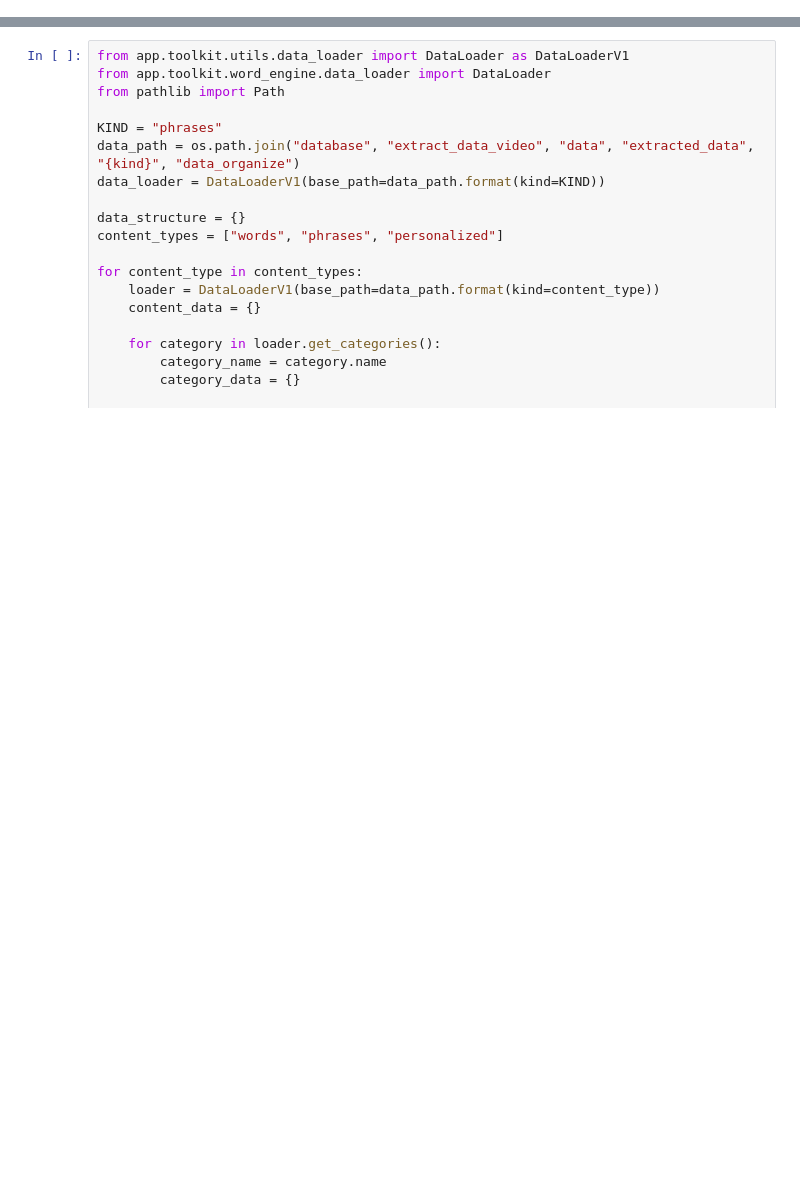
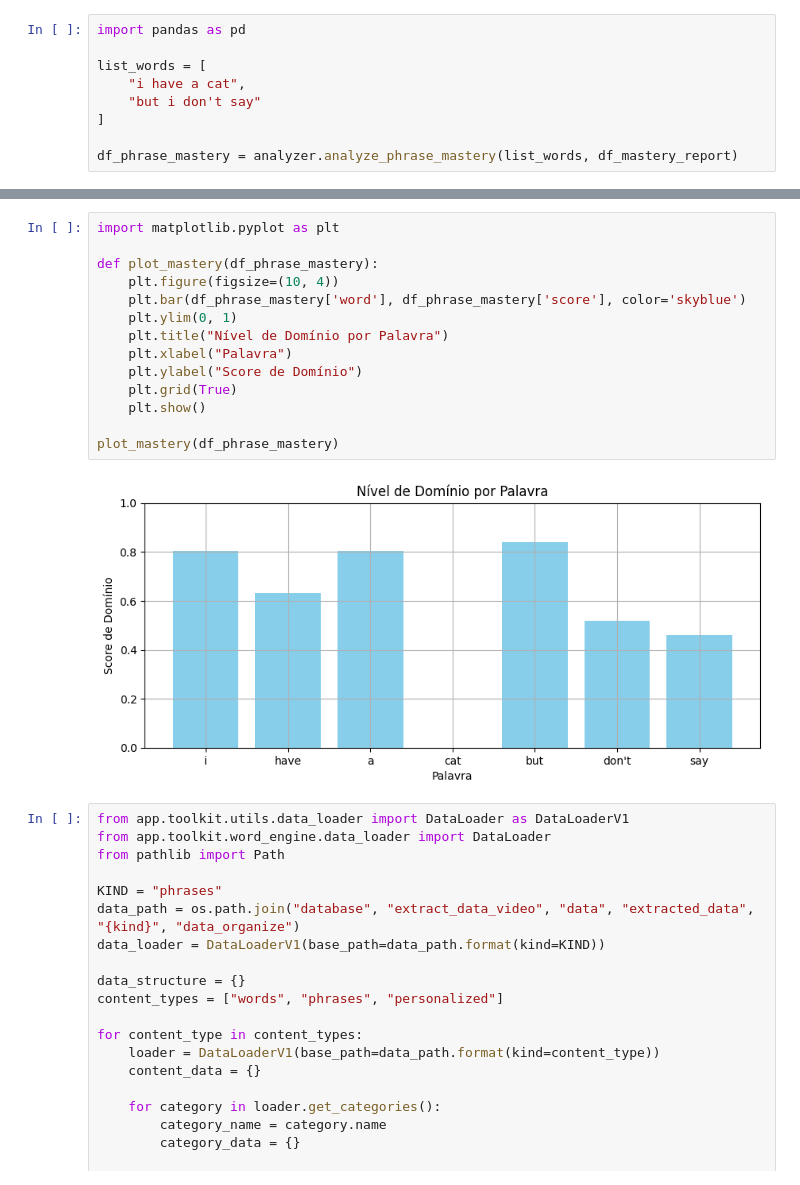
Before and after one commit to GuilhermeBranddao/fast-english, a Jupyter notebook: app/toolkit/test_word_engine.ipynb, the cells around one changed output, grey strips where cells are left out. Cells and saved outputs as stored; diff of their text form; blank space fills up the shorter version.

```diff
--- a/app/toolkit/test_word_engine.ipynb
+++ b/app/toolkit/test_word_engine.ipynb
@@ -19,0 +68,9 @@ for i in  range(10):
+# %%
+import pandas as pd
+
+list_words = [
+    "i have a cat",
+    "but i don't say"
+]
+
+df_phrase_mastery = analyzer.analyze_phrase_mastery(list_words, df_mastery_report)
@@ -20,3 +89,19 @@ for i in  range(10):
+# %%
+import matplotlib.pyplot as plt
+
+def plot_mastery(df_phrase_mastery):
+    plt.figure(figsize=(10, 4))
+    plt.bar(df_phrase_mastery['word'], df_phrase_mastery['score'], color='skyblue')
+    plt.ylim(0, 1)
+    plt.title("Nível de Domínio por Palavra")
+    plt.xlabel("Palavra")
+    plt.ylabel("Score de Domínio")
+    plt.grid(True)
+    plt.show()
+
+plot_mastery(df_phrase_mastery)
+# %% [output]
+[figure, added]
 # %%
 from app.toolkit.utils.data_loader import DataLoader as DataLoaderV1
 from app.toolkit.word_engine.data_loader import DataLoader
```
Also changed, not shown: parts of 26 cells of this notebook, 24 other files.
